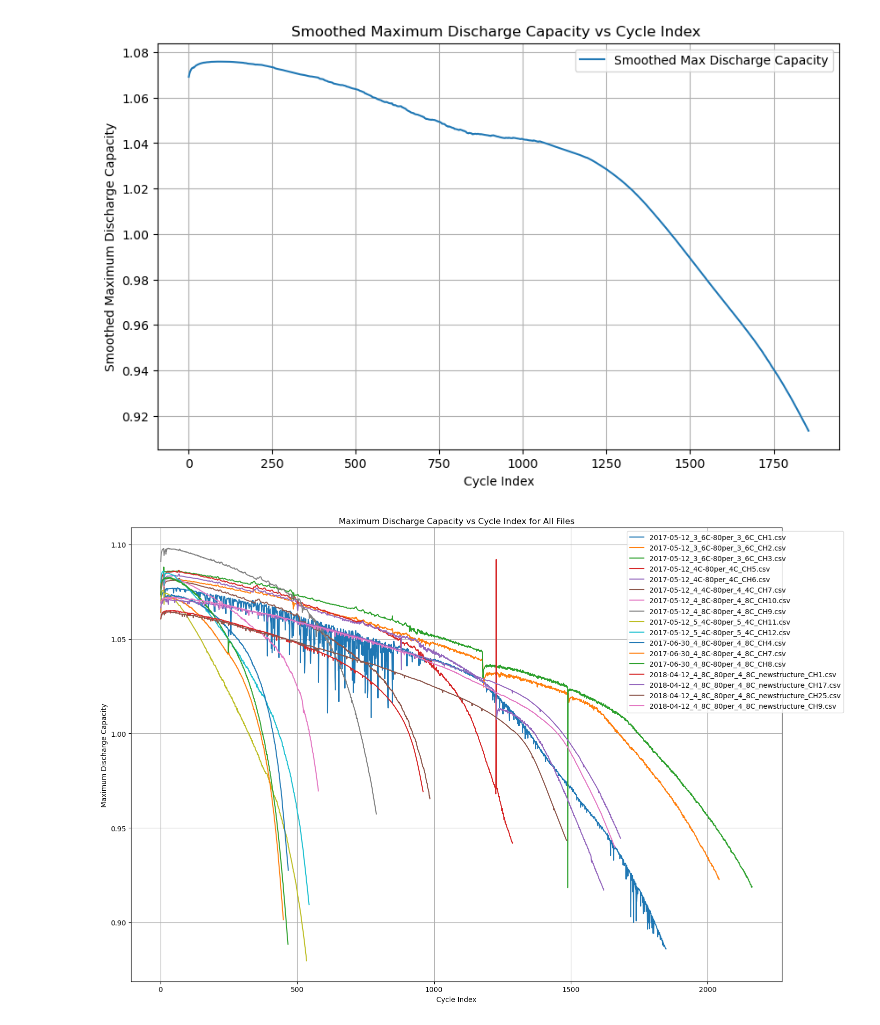
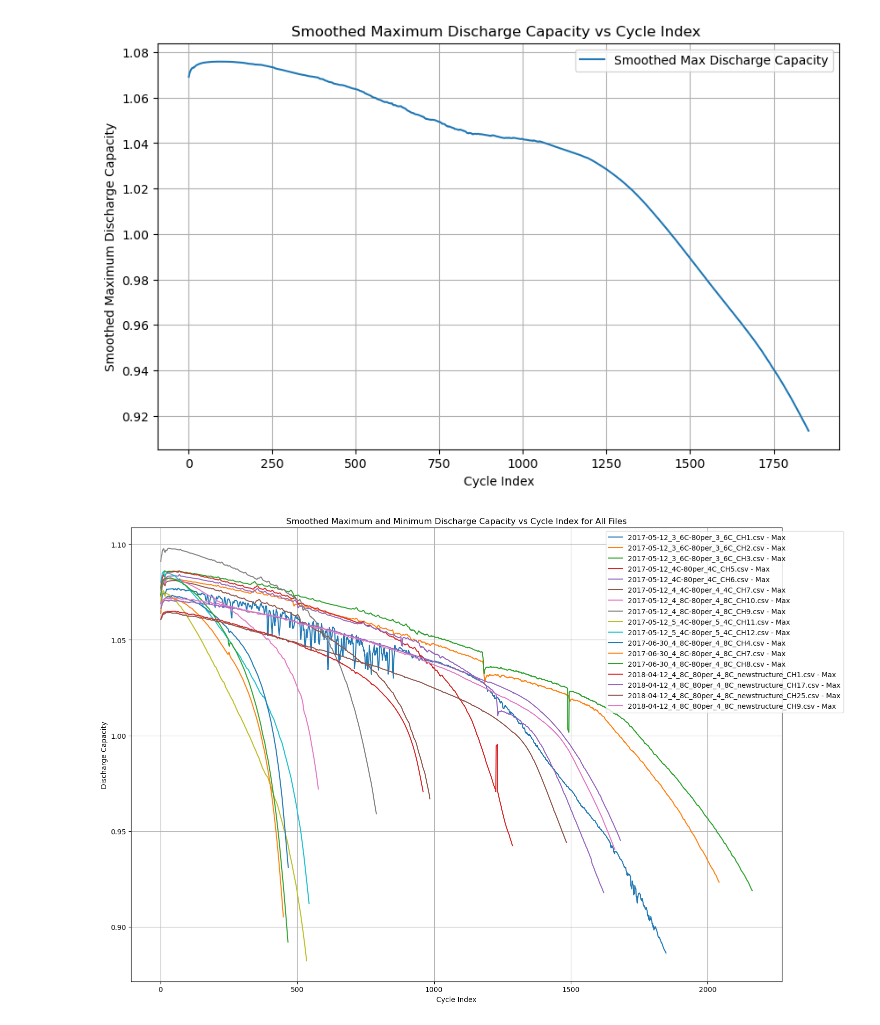
Before and after one commit to SalimMabed/PHM-Batteries, a Jupyter notebook: plot_data.ipynb, the cells around one changed output. Drawn from its saved outputs; the diff is of its cells as text; code cells hidden in the pictures.

```diff
--- a/plot_data.ipynb
+++ b/plot_data.ipynb
@@ -145,39 +145,49 @@ def remove_outliers(series):
     # Filtrer les valeurs aberrantes
     return series[(series >= lower_bound) & (series <= upper_bound)]
 
-def plot_all_files_together(directory):
+def smooth_data(series, window_size):
+    return series.rolling(window=window_size, min_periods=1).mean()
+
+def plot_all_files_together(directory, window_size=5):
     # Lister tous les fichiers CSV dans le répertoire donné
     csv_files = [f for f in os.listdir(directory) if f.endswith('.csv')]
 
     # Créer une figure pour le graphique
     plt.figure(figsize=(15, 10))
 
     # Tracer les données de chaque fichier CSV sur le même graphique
     for csv_file in csv_files:
         file_path = os.path.join(directory, csv_file)
         df = pd.read_csv(file_path)
 
         # Calculer le maximum de Discharge Capacity par Cycle_Index
         max_discharge_capacity = df.groupby('Cycle_Index')['Discharge_Capacity'].max()
+        min_discharge_capacity = df.groupby('Cycle_Index')['Discharge_Capacity'].min()
 
         # Supprimer les valeurs aberrantes
         max_discharge_capacity_clean = remove_outliers(max_discharge_capacity)
+        min_discharge_capacity_clean = remove_outliers(min_discharge_capacity)
 
-        # Tracer les données
-        plt.plot(max_discharge_capacity_clean.index, max_discharge_capacity_clean.values, label=csv_file)
+        # Lisser les données
+        smoothed_max_discharge_capacity = smooth_data(max_discharge_capacity_clean, window_size)
+        smoothed_min_discharge_capacity = smooth_data(min_discharge_capacity_clean, window_size)
+
+        # Tracer les données lissées
+        plt.plot(smoothed_max_discharge_capacity.index, smoothed_max_discharge_capacity.values, label=f'{csv_file} - Max', linestyle='-')
+        #plt.plot(smoothed_min_discharge_capacity.index, smoothed_min_discharge_capacity.values, label=f'{csv_file} - Min', linestyle='--')
 
     # Ajouter des labels et un titre
     plt.xlabel('Cycle Index')
-    plt.ylabel('Maximum Discharge Capacity')
-    plt.title('Maximum Discharge Capacity vs Cycle Index for All Files')
+    plt.ylabel('Discharge Capacity')
+    plt.title('Smoothed Maximum and Minimum Discharge Capacity vs Cycle Index for All Files')
     plt.legend(loc='upper right', bbox_to_anchor=(1.1, 1))
     plt.grid(True)
     plt.tight_layout()  # Ajuster le layout pour que tout soit visible
 
     # Afficher le graphique
     plt.show()
 
 directory = r'C:\Users\pc\Desktop\data\all batchs'  # Utilisation de r pour les chemins Windows
 plot_all_files_together(directory)
 # %% [output]
-[figure, old version]
+[figure, new version]
```
